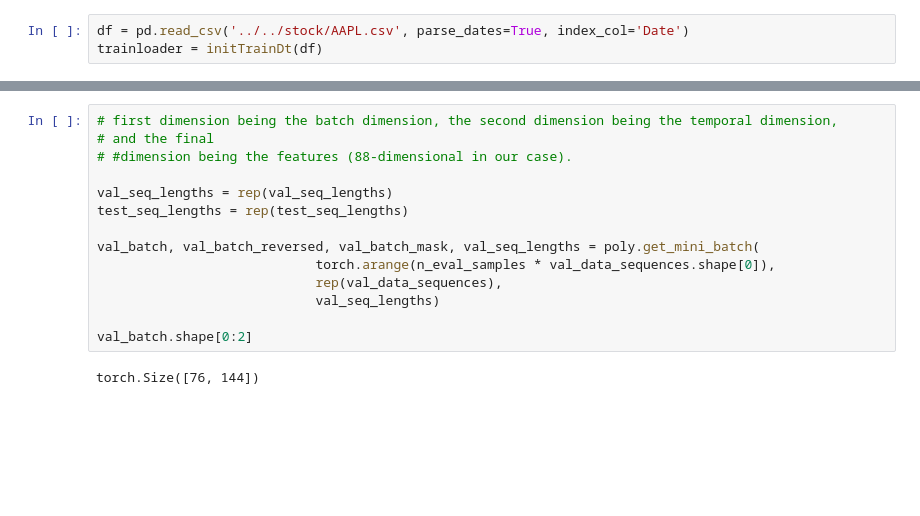
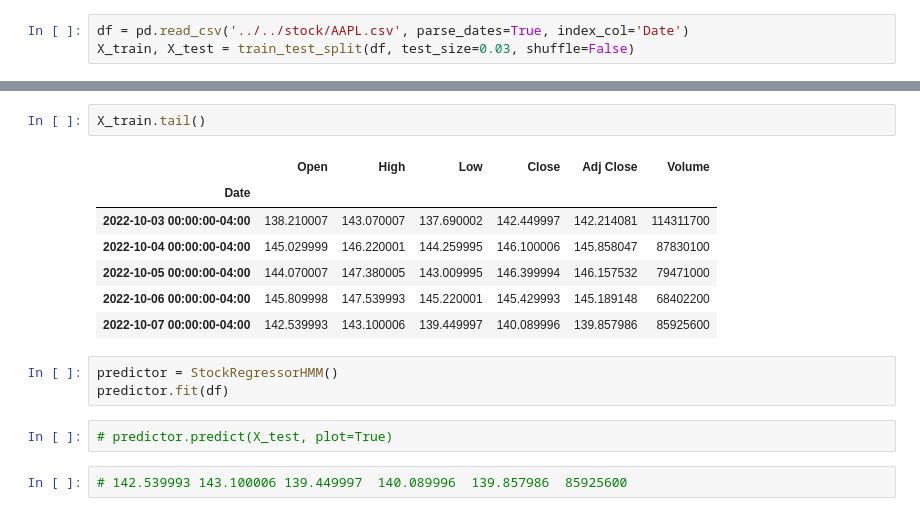
Before and after one commit to SilvioBaratto/stockpy, a Jupyter notebook: stockpy/probabilistic/test.ipynb, the cells around one changed output, grey strips where cells are left out. Saved outputs shown, nothing was run; the diff lists cells and outputs as text; blank space fills up the shorter version.

```diff
--- a/stockpy/probabilistic/test.ipynb
+++ b/stockpy/probabilistic/test.ipynb
@@ -84,3 +23,3 @@ def initTrainDt(stock):
 # %%
 df = pd.read_csv('../../stock/AAPL.csv', parse_dates=True, index_col='Date')
-trainloader = initTrainDt(df)
+X_train, X_test = train_test_split(df, test_size=0.03, shuffle=False)
@@ -256,16 +26,17 @@ def rep(x):
-# %%
-# first dimension being the batch dimension, the second dimension being the temporal dimension,
-# and the final
-# #dimension being the features (88-dimensional in our case).
-
-val_seq_lengths = rep(val_seq_lengths)
-test_seq_lengths = rep(test_seq_lengths)
-
-val_batch, val_batch_reversed, val_batch_mask, val_seq_lengths = poly.get_mini_batch(
-                            torch.arange(n_eval_samples * val_data_sequences.shape[0]),
-                            rep(val_data_sequences),
-                            val_seq_lengths)
-
-val_batch.shape[0:2]
-# %% [output]
-torch.Size([76, 144])
+# %%
+X_train.tail()
+# %% [output]
+|  | Open | High | Low | Close | Adj Close | Volume |
+| Date |  |  |  |  |  |  |
+| 2022-10-03 00:00:00-04:00 | 138.210007 | 143.070007 | 137.690002 | 142.449997 | 142.214081 | 114311700 |
+| 2022-10-04 00:00:00-04:00 | 145.029999 | 146.220001 | 144.259995 | 146.100006 | 145.858047 | 87830100 |
+| 2022-10-05 00:00:00-04:00 | 144.070007 | 147.380005 | 143.009995 | 146.399994 | 146.157532 | 79471000 |
+| 2022-10-06 00:00:00-04:00 | 145.809998 | 147.539993 | 145.220001 | 145.429993 | 145.189148 | 68402200 |
+| 2022-10-07 00:00:00-04:00 | 142.539993 | 143.100006 | 139.449997 | 140.089996 | 139.857986 | 85925600 |
+# %%
+predictor = StockRegressorHMM()
+predictor.fit(df)
+# %%
+# predictor.predict(X_test, plot=True)
+# %%
+# 142.539993 143.100006	139.449997	140.089996	139.857986	85925600
```
Also changed, not shown: parts of 22 cells of this notebook, 18 other files.
